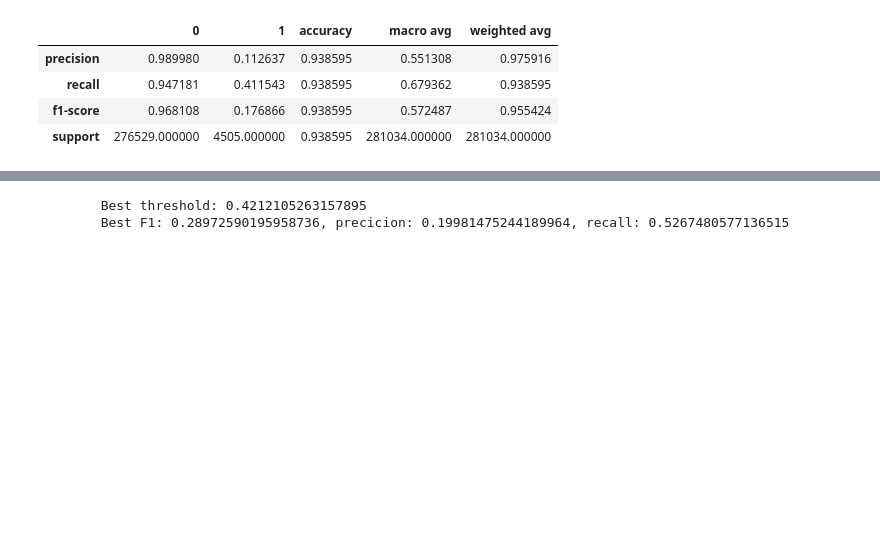
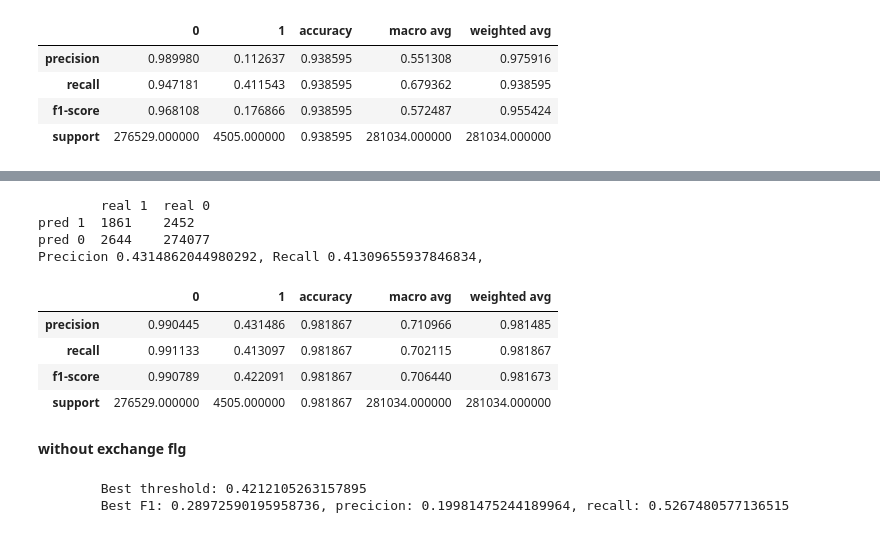
Before and after one commit to egortrussov/btc-fraud-detection, a Jupyter notebook: classification/optimize_parms.ipynb, the cells around one changed output, grey strips where cells are left out. Saved outputs shown, nothing was run; the diff lists cells and outputs as text; code cells hidden in the pictures; blank space fills up the shorter version.

```diff
--- a/classification/optimize_parms.ipynb
+++ b/classification/optimize_parms.ipynb
@@ -137,3 +196,22 @@ def get_xgb_result_with_params(xgb_params, X_train, y_train, X_test, y_test):
+# %%
+from sklearn.metrics import classification_report
+thr = 0.74
+print_confusion_matrix(best_pred, thr, y_test, with_prec_rec=True)
+
+report_dict = classification_report(y_test, (best_pred >= thr).astype(int), output_dict=True)
+pd.DataFrame(report_dict)
+# %% [output]
+        real 1  real 0
+pred 1  1861    2452
+pred 0  2644    274077
+Precicion 0.4314862044980292, Recall 0.41309655937846834,
+|  | 0 | 1 | accuracy | macro avg | weighted avg |
+| precision | 0.990445 | 0.431486 | 0.981867 | 0.710966 | 0.981485 |
+| recall | 0.991133 | 0.413097 | 0.981867 | 0.702115 | 0.981867 |
+| f1-score | 0.990789 | 0.422091 | 0.981867 | 0.706440 | 0.981673 |
+| support | 276529.000000 | 4505.000000 | 0.981867 | 281034.000000 | 281034.000000 |
+# %% [markdown]
+**without exchange flg**
 # %%
 # best_params = {'n_estimators': 246, 'max_depth': 4, 'learning_rate': 0.01336443876805034, 'subsample': 0.6463282850483533, 'colsample_bytree': 0.8313068833483865, 'min_child_weight': 1, 'gamma': 1.8674512506957348, 'reg_alpha': 5.574491595970301, 'reg_lambda': 1.6836061653549808, 'scale_pos_weight': 7.286025143001134}
 
```
Also changed, not shown: parts of 4 cells of this notebook, 3 other files.
